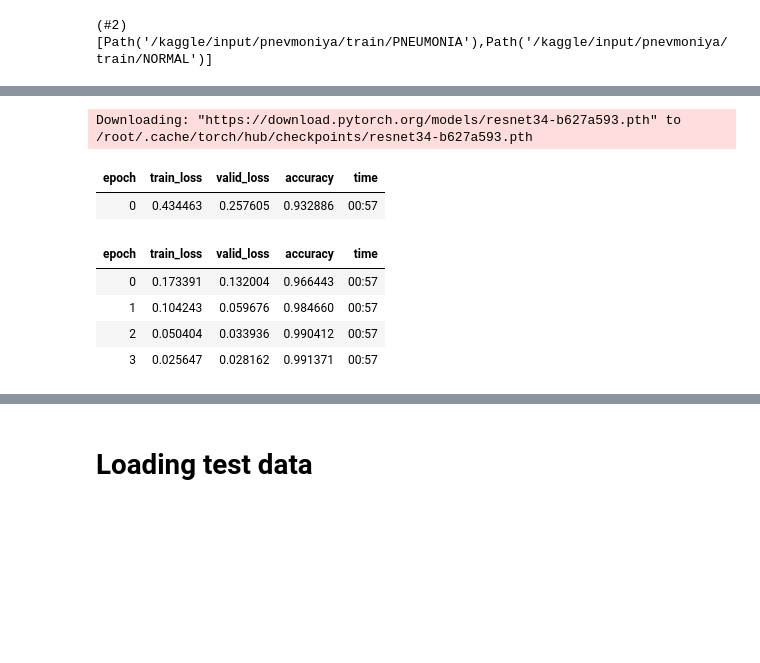
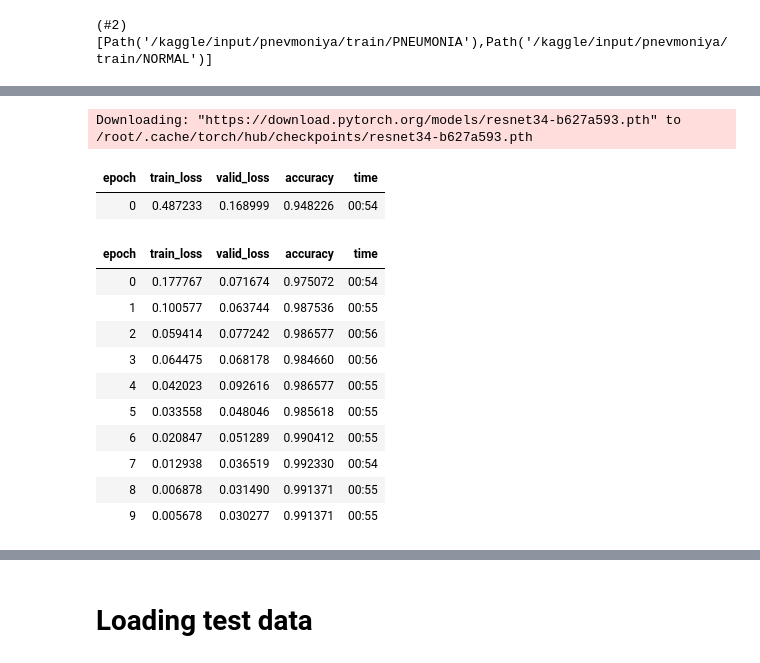
Before and after one commit to Khaydaraliev/Pnevmoniya, a Jupyter notebook: pnevmoniya.ipynb, the cells around one changed output, grey strips where cells are left out. Drawn from its saved outputs; the diff is of its cells as text; code cells hidden in the pictures; blank space fills up the shorter version.

```diff
--- a/pnevmoniya.ipynb
+++ b/pnevmoniya.ipynb
@@ -65,15 +65,21 @@ dls.train.show_batch(max_n=32, nrows=4)
 # %%
 learn = vision_learner(dls, resnet34, metrics=accuracy)
-learn.fine_tune(4)
+learn.fine_tune(10)
 # %% [output]
 Downloading: "https://download.pytorch.org/models/resnet34-b627a593.pth" to /root/.cache/torch/hub/checkpoints/resnet34-b627a593.pth
 | epoch | train_loss | valid_loss | accuracy | time |
-| 0 | 0.434463 | 0.257605 | 0.932886 | 00:57 |
+| 0 | 0.487233 | 0.168999 | 0.948226 | 00:54 |
 | epoch | train_loss | valid_loss | accuracy | time |
-| 0 | 0.173391 | 0.132004 | 0.966443 | 00:57 |
-| 1 | 0.104243 | 0.059676 | 0.984660 | 00:57 |
-| 2 | 0.050404 | 0.033936 | 0.990412 | 00:57 |
-| 3 | 0.025647 | 0.028162 | 0.991371 | 00:57 |
+| 0 | 0.177767 | 0.071674 | 0.975072 | 00:54 |
+| 1 | 0.100577 | 0.063744 | 0.987536 | 00:55 |
+| 2 | 0.059414 | 0.077242 | 0.986577 | 00:56 |
+| 3 | 0.064475 | 0.068178 | 0.984660 | 00:56 |
+| 4 | 0.042023 | 0.092616 | 0.986577 | 00:55 |
+| 5 | 0.033558 | 0.048046 | 0.985618 | 00:55 |
+| 6 | 0.020847 | 0.051289 | 0.990412 | 00:55 |
+| 7 | 0.012938 | 0.036519 | 0.992330 | 00:54 |
+| 8 | 0.006878 | 0.031490 | 0.991371 | 00:55 |
+| 9 | 0.005678 | 0.030277 | 0.991371 | 00:55 |
 # %%
 interp = ClassificationInterpretation.from_learner(learn)
 interp.plot_confusion_matrix()
```
Also changed, not shown: parts of 4 cells of this notebook.
